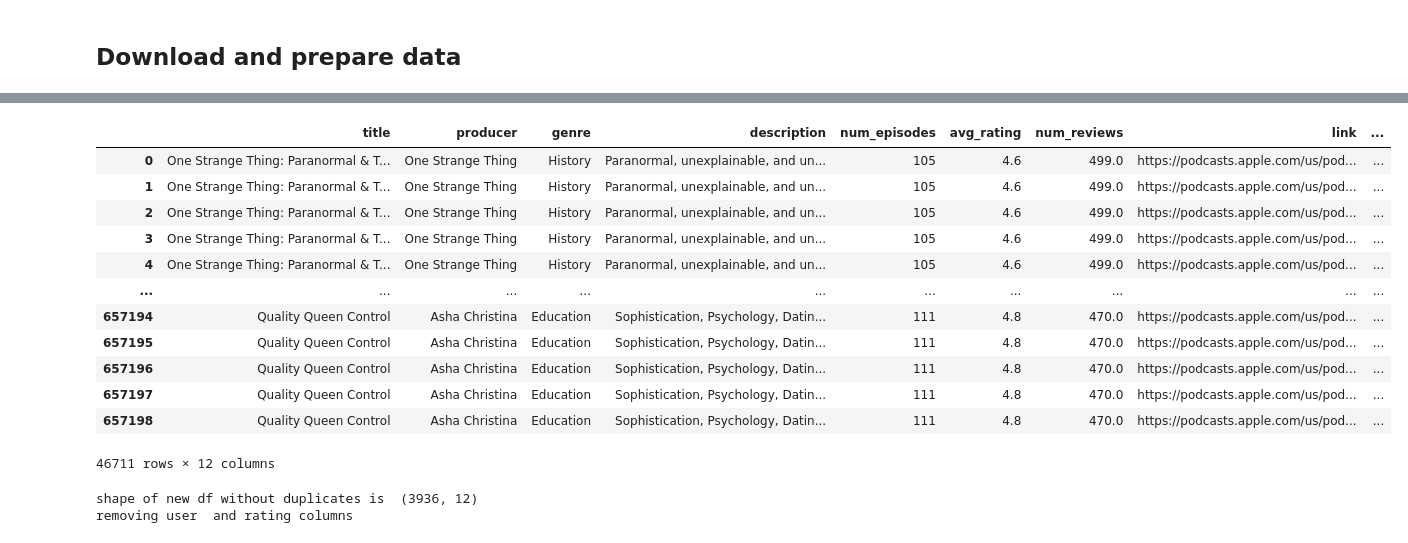
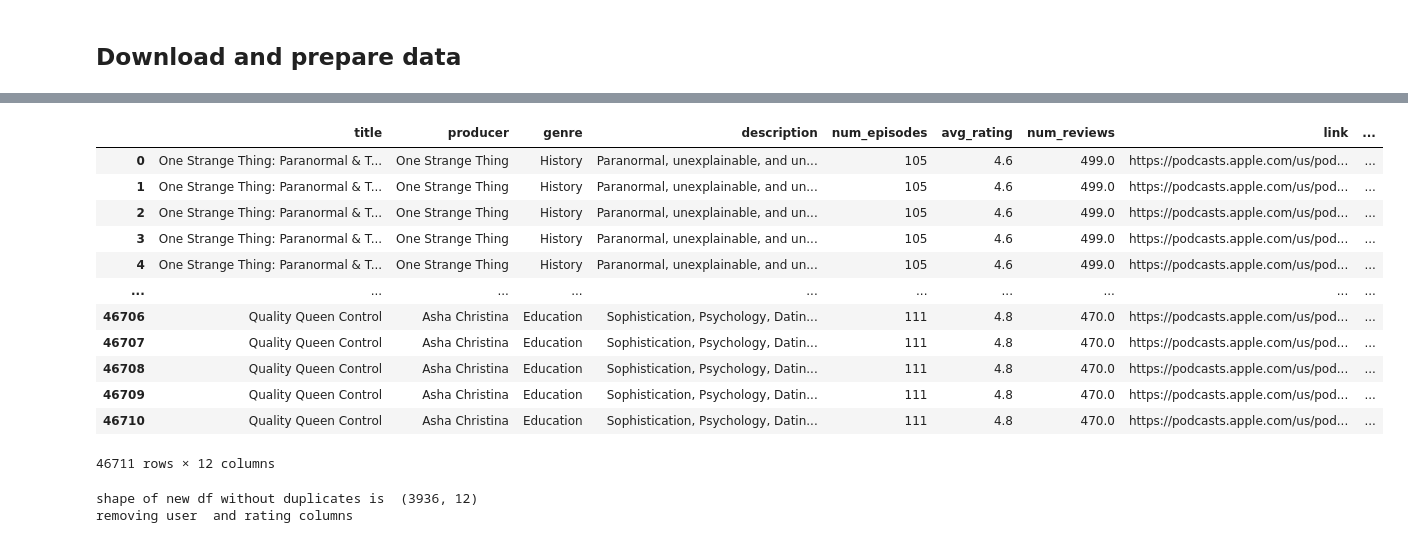
Before and after one commit to mille055/Rec_Project, a Jupyter notebook: notebooks/Get_text_embeddings.ipynb, the cells around one changed output, grey strips where cells are left out. Drawn from its saved outputs; the diff is of its cells as text; code cells hidden in the pictures.

```diff
--- a/notebooks/Get_text_embeddings.ipynb
+++ b/notebooks/Get_text_embeddings.ipynb
@@ -64,20 +64,22 @@ Resolving deltas: 100% (149/149), done.
 Updating files: 100% (27/27), done.
 # %%
+# Unpickle the dataset
 podcast_df = pd.read_pickle('/content/Rec_Project/data/podcast_df_040423.pkl')
+podcast_df = podcast_df.reset_index(drop=True)
 podcast_df
 # %% [output]
 |  | title | producer | genre | description | num_episodes | avg_rating | num_reviews | link | ... |
 | 0 | One Strange Thing: Paranormal & T... | One Strange Thing | History | Paranormal, unexplainable, and un... | 105 | 4.6 | 499.0 | https://podcasts.apple.com/us/pod... | ... |
 | 1 | One Strange Thing: Paranormal & T... | One Strange Thing | History | Paranormal, unexplainable, and un... | 105 | 4.6 | 499.0 | https://podcasts.apple.com/us/pod... | ... |
 | 2 | One Strange Thing: Paranormal & T... | One Strange Thing | History | Paranormal, unexplainable, and un... | 105 | 4.6 | 499.0 | https://podcasts.apple.com/us/pod... | ... |
 | 3 | One Strange Thing: Paranormal & T... | One Strange Thing | History | Paranormal, unexplainable, and un... | 105 | 4.6 | 499.0 | https://podcasts.apple.com/us/pod... | ... |
 | 4 | One Strange Thing: Paranormal & T... | One Strange Thing | History | Paranormal, unexplainable, and un... | 105 | 4.6 | 499.0 | https://podcasts.apple.com/us/pod... | ... |
 | ... | ... | ... | ... | ... | ... | ... | ... | ... | ... |
-| 657194 | Quality Queen Control | Asha Christina | Education | Sophistication, Psychology, Datin... | 111 | 4.8 | 470.0 | https://podcasts.apple.com/us/pod... | ... |
-| 657195 | Quality Queen Control | Asha Christina | Education | Sophistication, Psychology, Datin... | 111 | 4.8 | 470.0 | https://podcasts.apple.com/us/pod... | ... |
-| 657196 | Quality Queen Control | Asha Christina | Education | Sophistication, Psychology, Datin... | 111 | 4.8 | 470.0 | https://podcasts.apple.com/us/pod... | ... |
-| 657197 | Quality Queen Control | Asha Christina | Education | Sophistication, Psychology, Datin... | 111 | 4.8 | 470.0 | https://podcasts.apple.com/us/pod... | ... |
-| 657198 | Quality Queen Control | Asha Christina | Education | Sophistication, Psychology, Datin... | 111 | 4.8 | 470.0 | https://podcasts.apple.com/us/pod... | ... |
+| 46706 | Quality Queen Control | Asha Christina | Education | Sophistication, Psychology, Datin... | 111 | 4.8 | 470.0 | https://podcasts.apple.com/us/pod... | ... |
+| 46707 | Quality Queen Control | Asha Christina | Education | Sophistication, Psychology, Datin... | 111 | 4.8 | 470.0 | https://podcasts.apple.com/us/pod... | ... |
+| 46708 | Quality Queen Control | Asha Christina | Education | Sophistication, Psychology, Datin... | 111 | 4.8 | 470.0 | https://podcasts.apple.com/us/pod... | ... |
+| 46709 | Quality Queen Control | Asha Christina | Education | Sophistication, Psychology, Datin... | 111 | 4.8 | 470.0 | https://podcasts.apple.com/us/pod... | ... |
+| 46710 | Quality Queen Control | Asha Christina | Education | Sophistication, Psychology, Datin... | 111 | 4.8 | 470.0 | https://podcasts.apple.com/us/pod... | ... |
 46711 rows × 12 columns
 # %%
 ## clean text from the episode_descriptions column
```
Also changed, not shown: parts of 9 cells of this notebook.
